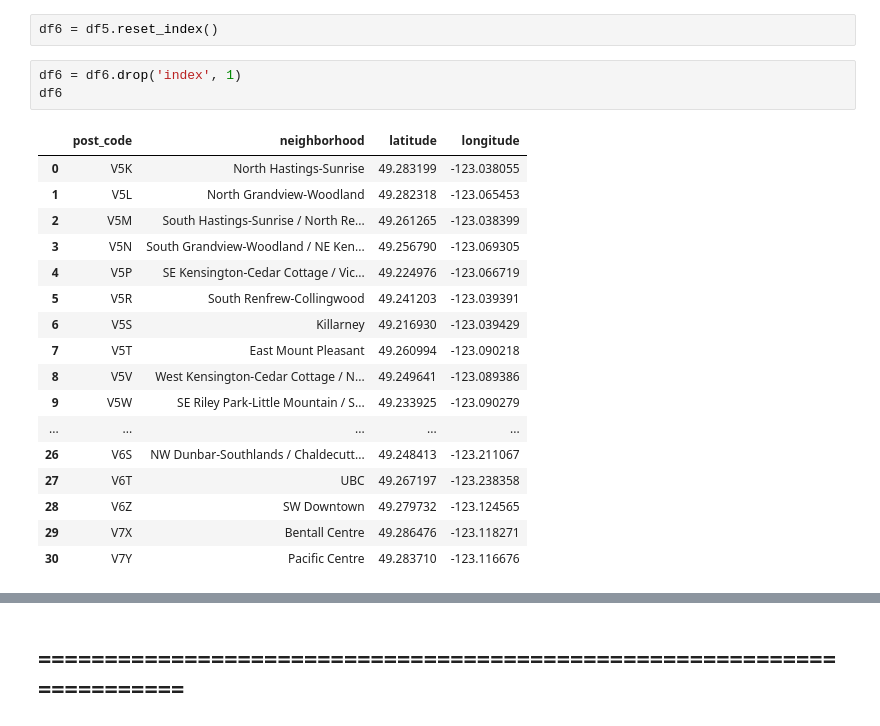
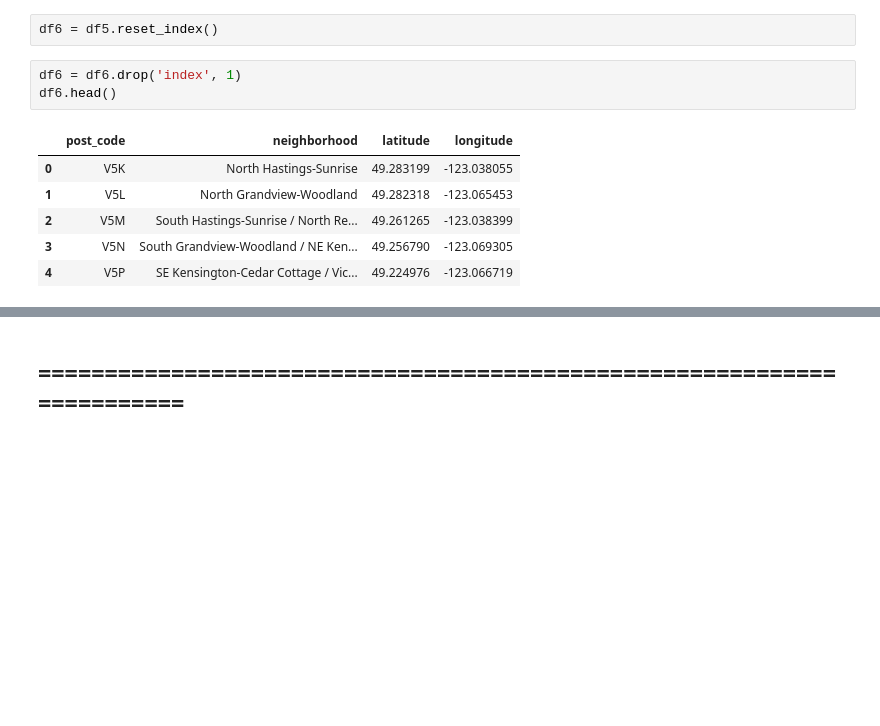
Before and after one commit to dprossi/Capstone_Project_IBM_Data_Science, a Jupyter notebook: Applied_Data_Science_Capstone_Project_Vancouver.ipynb, the cells around one changed output, grey strips where cells are left out. Cells and saved outputs as stored; diff of their text form; blank space fills up the shorter version.

```diff
--- a/Applied_Data_Science_Capstone_Project_Vancouver.ipynb
+++ b/Applied_Data_Science_Capstone_Project_Vancouver.ipynb
@@ -192,25 +170,14 @@ df5.head()
 df6 = df5.reset_index()
 # %%
 df6 = df6.drop('index', 1)
-df6
+df6.head()
 # %% [output]
 |  | post_code | neighborhood | latitude | longitude |
 | 0 | V5K | North Hastings-Sunrise | 49.283199 | -123.038055 |
 | 1 | V5L | North Grandview-Woodland | 49.282318 | -123.065453 |
 | 2 | V5M | South Hastings-Sunrise / North Re... | 49.261265 | -123.038399 |
 | 3 | V5N | South Grandview-Woodland / NE Ken... | 49.256790 | -123.069305 |
 | 4 | V5P | SE Kensington-Cedar Cottage / Vic... | 49.224976 | -123.066719 |
-| 5 | V5R | South Renfrew-Collingwood | 49.241203 | -123.039391 |
-| 6 | V5S | Killarney | 49.216930 | -123.039429 |
-| 7 | V5T | East Mount Pleasant | 49.260994 | -123.090218 |
-| 8 | V5V | West Kensington-Cedar Cottage / N... | 49.249641 | -123.089386 |
-| 9 | V5W | SE Riley Park-Little Mountain / S... | 49.233925 | -123.090279 |
-| ... | ... | ... | ... | ... |
-| 26 | V6S | NW Dunbar-Southlands / Chaldecutt... | 49.248413 | -123.211067 |
-| 27 | V6T | UBC | 49.267197 | -123.238358 |
-| 28 | V6Z | SW Downtown | 49.279732 | -123.124565 |
-| 29 | V7X | Bentall Centre | 49.286476 | -123.118271 |
-| 30 | V7Y | Pacific Centre | 49.283710 | -123.116676 |
 # %%
 # drop postal codes V7X and V7Y
 # they are only postal sorting centers
```
Also changed, not shown: parts of 23 cells of this notebook.
